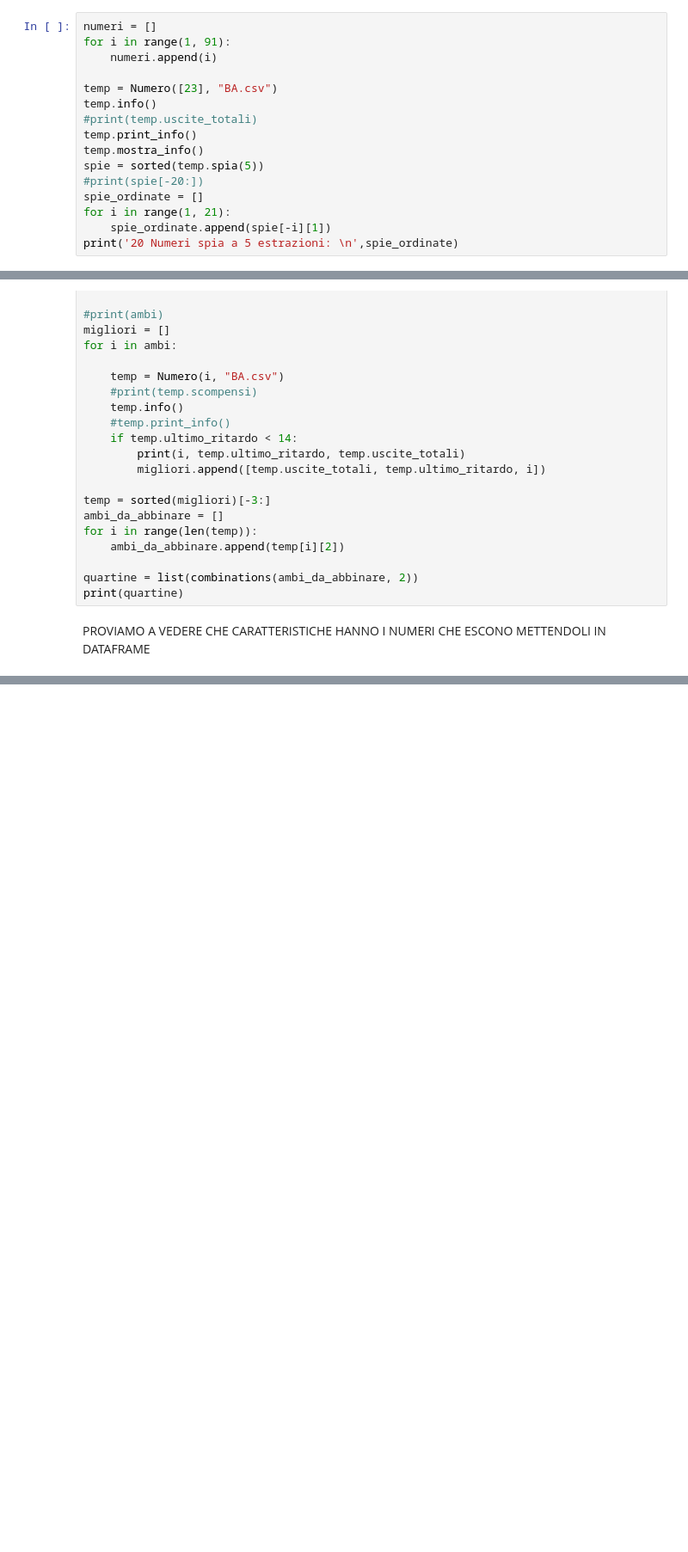
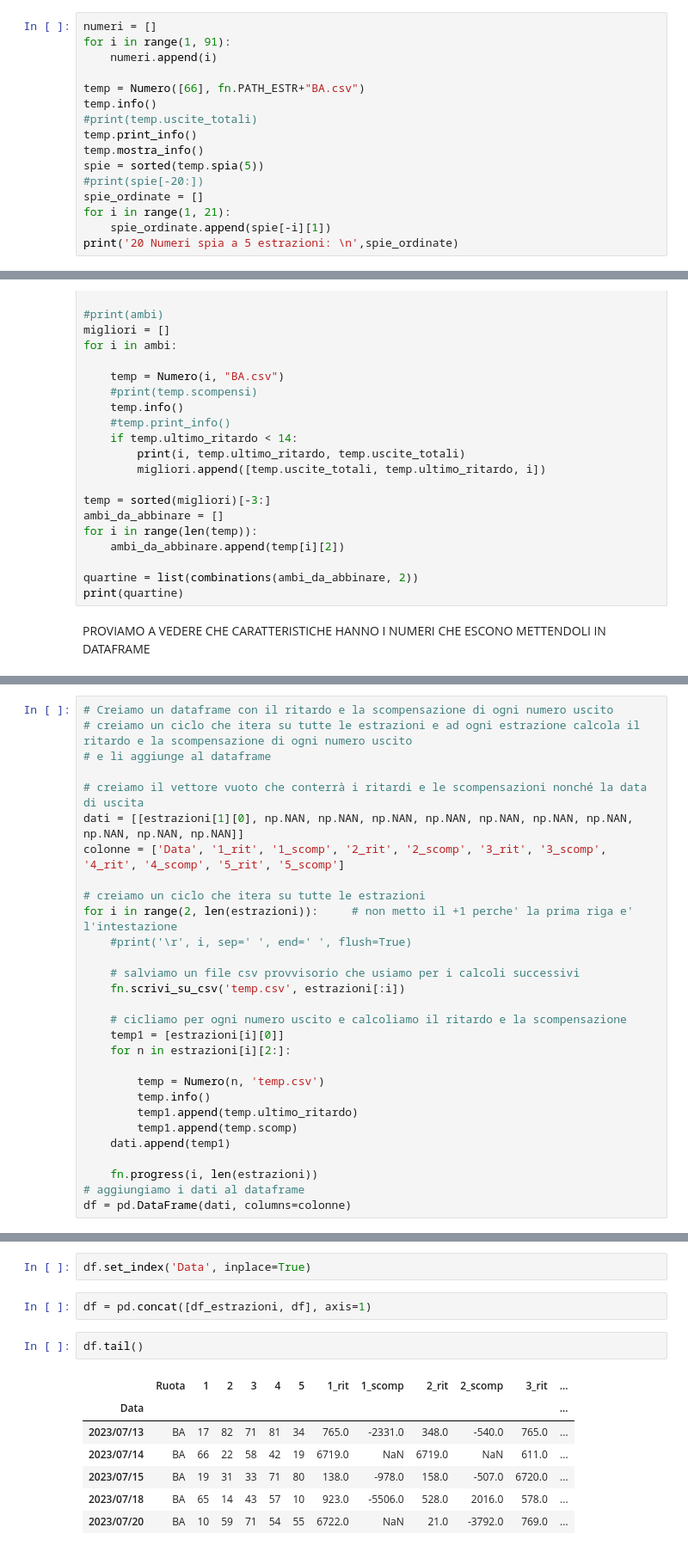
Before and after one commit to OnizukaPy/EstrazioniLotto, a Jupyter notebook: Lotto.ipynb, the cells around one changed output, grey strips where cells are left out. Shown at 86% size. Saved outputs shown, nothing was run; the diff lists cells and outputs as text; blank space fills up the shorter version.

```diff
--- a/Lotto.ipynb
+++ b/Lotto.ipynb
@@ -314,7 +311,7 @@ numeri = []
 for i in range(1, 91):
     numeri.append(i)
 
-temp = Numero([23], "BA.csv")
+temp = Numero([66], fn.PATH_ESTR+"BA.csv")
 temp.info()
 #print(temp.uscite_totali)
 temp.print_info()
@@ -607,0 +588,29 @@ plt.show()
+# %%
+# Creiamo un dataframe con il ritardo e la scompensazione di ogni numero uscito
+# creiamo un ciclo che itera su tutte le estrazioni e ad ogni estrazione calcola il ritardo e la scompensazione di ogni numero uscito
+# e li aggiunge al dataframe
+
+# creiamo il vettore vuoto che conterrà i ritardi e le scompensazioni nonché la data di uscita
+dati = [[estrazioni[1][0], np.NAN, np.NAN, np.NAN, np.NAN, np.NAN, np.NAN, np.NAN, np.NAN, np.NAN, np.NAN]]
+colonne = ['Data', '1_rit', '1_scomp', '2_rit', '2_scomp', '3_rit', '3_scomp', '4_rit', '4_scomp', '5_rit', '5_scomp']
+
+# creiamo un ciclo che itera su tutte le estrazioni
+for i in range(2, len(estrazioni)):     # non metto il +1 perche' la prima riga e' l'intestazione
+    #print('\r', i, sep=' ', end=' ', flush=True)
+
+    # salviamo un file csv provvisorio che usiamo per i calcoli successivi
+    fn.scrivi_su_csv('temp.csv', estrazioni[:i])
+
+    # cicliamo per ogni numero uscito e calcoliamo il ritardo e la scompensazione
+    temp1 = [estrazioni[i][0]]
+    for n in estrazioni[i][2:]:
+
+        temp = Numero(n, 'temp.csv')
+        temp.info()
+        temp1.append(temp.ultimo_ritardo)
+        temp1.append(temp.scomp)
+    dati.append(temp1)
+
+    fn.progress(i, len(estrazioni))
+# aggiungiamo i dati al dataframe
+df = pd.DataFrame(dati, columns=colonne)
@@ -607,0 +619,14 @@ plt.show()
+# %%
+df.set_index('Data', inplace=True)
+# %%
+df = pd.concat([df_estrazioni, df], axis=1)
+# %%
+df.tail()
+# %% [output]
+|  | Ruota | 1 | 2 | 3 | 4 | 5 | 1_rit | 1_scomp | 2_rit | 2_scomp | 3_rit | ... |
+| Data |  |  |  |  |  |  |  |  |  |  |  | ... |
+| 2023/07/13 | BA | 17 | 82 | 71 | 81 | 34 | 765.0 | -2331.0 | 348.0 | -540.0 | 765.0 | ... |
+| 2023/07/14 | BA | 66 | 22 | 58 | 42 | 19 | 6719.0 | NaN | 6719.0 | NaN | 611.0 | ... |
+| 2023/07/15 | BA | 19 | 31 | 33 | 71 | 80 | 138.0 | -978.0 | 158.0 | -507.0 | 6720.0 | ... |
+| 2023/07/18 | BA | 65 | 14 | 43 | 57 | 10 | 923.0 | -5506.0 | 528.0 | 2016.0 | 578.0 | ... |
+| 2023/07/20 | BA | 10 | 59 | 71 | 54 | 55 | 6722.0 | NaN | 21.0 | -3792.0 | 769.0 | ... |
```
Also changed, not shown: parts of 7 cells of this notebook, 14 other files.
